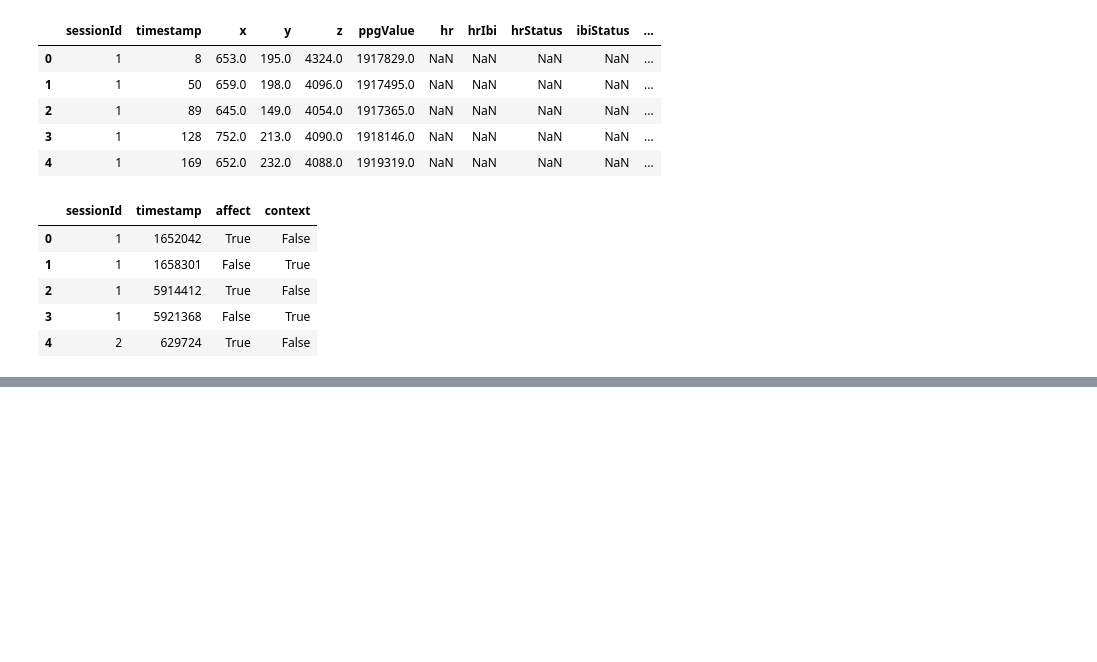
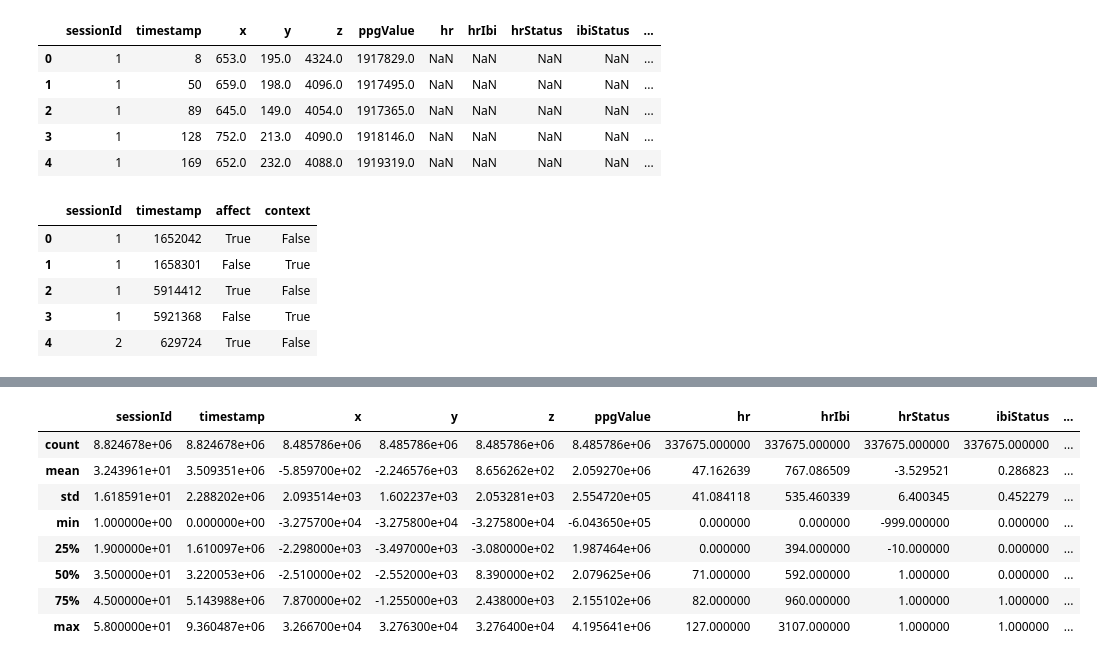
Before and after one commit to SuchethShenoy/bbdc24-mlbananas, a Jupyter notebook: basic_eda.ipynb, the cells around one changed output, grey strips where cells are left out. Saved outputs shown, nothing was run; the diff lists cells and outputs as text; code cells hidden in the pictures; blank space fills up the shorter version.

```diff
--- a/basic_eda.ipynb
+++ b/basic_eda.ipynb
@@ -34,0 +59,12 @@ skeleton_df.head()
+# %%
+student_data_df.describe()
+# %% [output]
+|  | sessionId | timestamp | x | y | z | ppgValue | hr | hrIbi | hrStatus | ibiStatus | ... |
+| count | 8.824678e+06 | 8.824678e+06 | 8.485786e+06 | 8.485786e+06 | 8.485786e+06 | 8.485786e+06 | 337675.000000 | 337675.000000 | 337675.000000 | 337675.000000 | ... |
+| mean | 3.243961e+01 | 3.509351e+06 | -5.859700e+02 | -2.246576e+03 | 8.656262e+02 | 2.059270e+06 | 47.162639 | 767.086509 | -3.529521 | 0.286823 | ... |
+| std | 1.618591e+01 | 2.288202e+06 | 2.093514e+03 | 1.602237e+03 | 2.053281e+03 | 2.554720e+05 | 41.084118 | 535.460339 | 6.400345 | 0.452279 | ... |
+| min | 1.000000e+00 | 0.000000e+00 | -3.275700e+04 | -3.275800e+04 | -3.275800e+04 | -6.043650e+05 | 0.000000 | 0.000000 | -999.000000 | 0.000000 | ... |
+| 25% | 1.900000e+01 | 1.610097e+06 | -2.298000e+03 | -3.497000e+03 | -3.080000e+02 | 1.987464e+06 | 0.000000 | 394.000000 | -10.000000 | 0.000000 | ... |
+| 50% | 3.500000e+01 | 3.220053e+06 | -2.510000e+02 | -2.552000e+03 | 8.390000e+02 | 2.079625e+06 | 71.000000 | 592.000000 | 1.000000 | 0.000000 | ... |
+| 75% | 4.500000e+01 | 5.143988e+06 | 7.870000e+02 | -1.255000e+03 | 2.438000e+03 | 2.155102e+06 | 82.000000 | 960.000000 | 1.000000 | 1.000000 | ... |
+| max | 5.800000e+01 | 9.360487e+06 | 3.266700e+04 | 3.276300e+04 | 3.276400e+04 | 4.195641e+06 | 127.000000 | 3107.000000 | 1.000000 | 1.000000 | ... |
```
Also changed, not shown: parts of 10 cells of this notebook.
